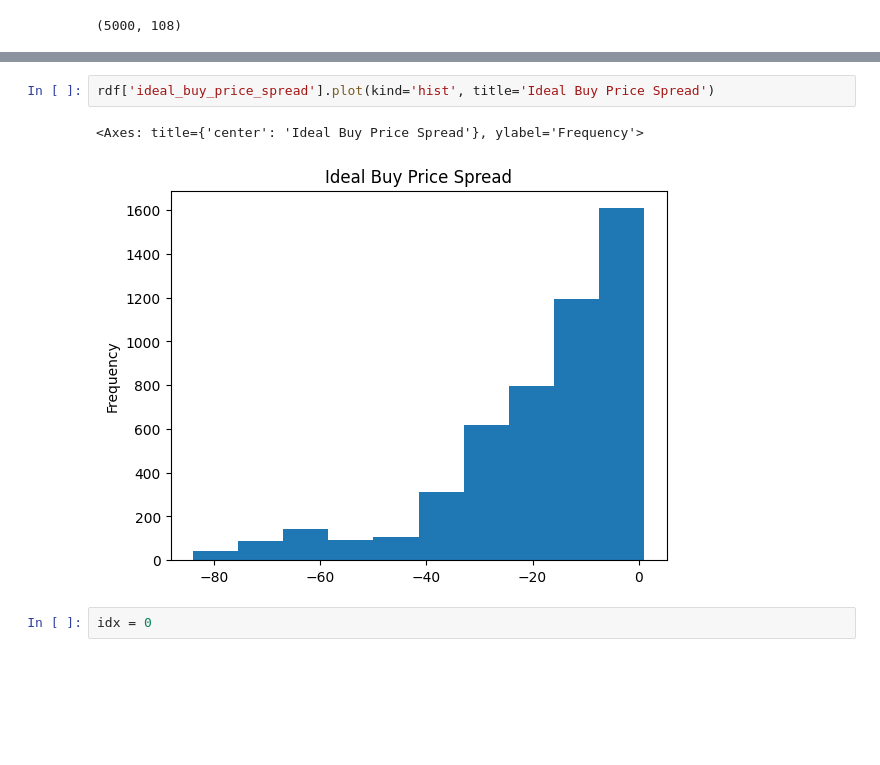
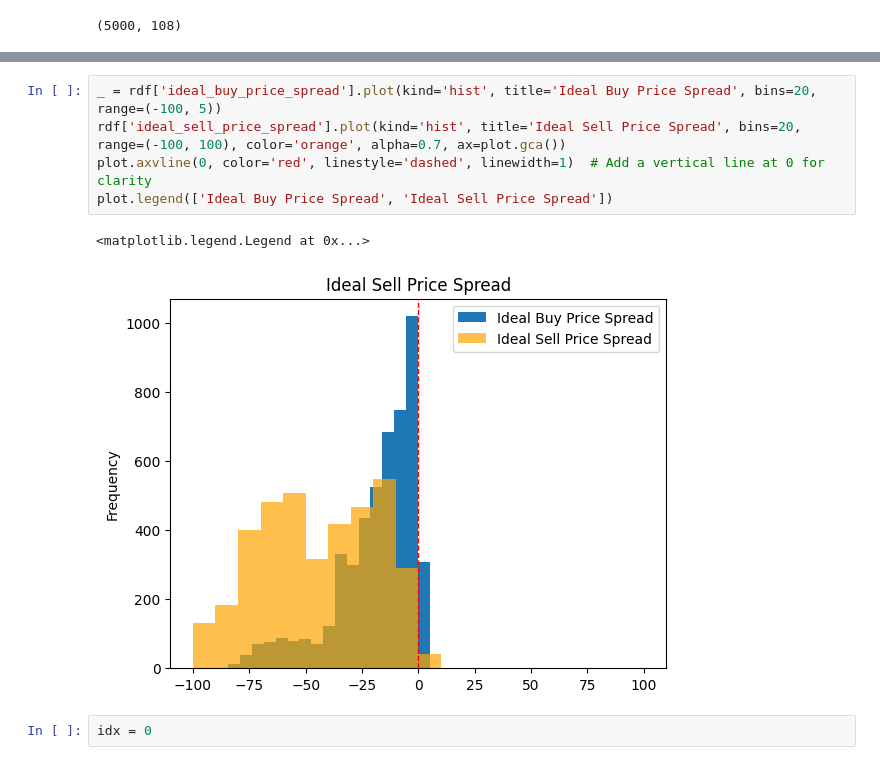
Before and after one commit to fleclerc/hedger, a Jupyter notebook: nbs/00-hedgerprep.ipynb, the cells around one changed output, grey strips where cells are left out. Saved outputs shown, nothing was run; the diff lists cells and outputs as text; blank space fills up the shorter version.

```diff
--- a/nbs/00-hedgerprep.ipynb
+++ b/nbs/00-hedgerprep.ipynb
@@ -323,8 +331,11 @@ rdf[rdf.ideal_buy_price_spread>0][['ideal_buy_price_spread', 'ideal_buy_price',
-# %%
-rdf['ideal_buy_price_spread'].plot(kind='hist', title='Ideal Buy Price Spread')
-# %% [output]
-<Axes: title={'center': 'Ideal Buy Price Spread'}, ylabel='Frequency'>
-[figure, removed]
+# %%
+_ = rdf['ideal_buy_price_spread'].plot(kind='hist', title='Ideal Buy Price Spread', bins=20, range=(-100, 5))
+rdf['ideal_sell_price_spread'].plot(kind='hist', title='Ideal Sell Price Spread', bins=20, range=(-100, 100), color='orange', alpha=0.7, ax=plot.gca())
+plot.axvline(0, color='red', linestyle='dashed', linewidth=1)  # Add a vertical line at 0 for clarity
+plot.legend(['Ideal Buy Price Spread', 'Ideal Sell Price Spread'])
+# %% [output]
+<matplotlib.legend.Legend at 0x...>
+[figure, added]
 # %%
 idx = 0
 # %%
```
Also changed, not shown: parts of 11 cells of this notebook, 5 other files.
